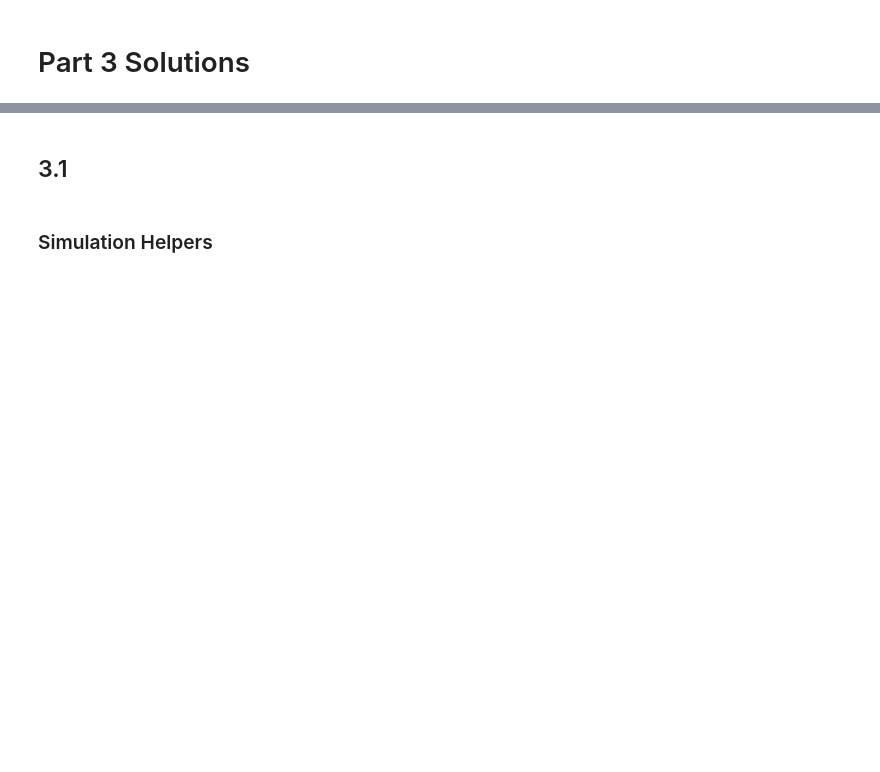
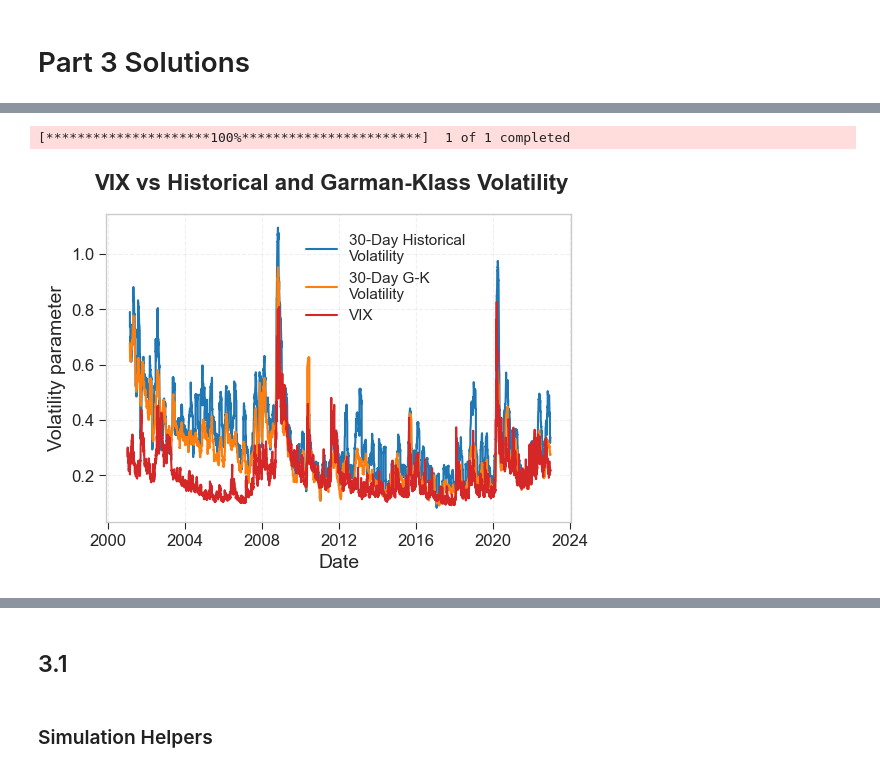
Before and after one commit to brkoedijk/Comp_Finance_1, a Jupyter notebook: main.ipynb, the cells around one changed output, grey strips where cells are left out. Drawn from its saved outputs; the diff is of its cells as text; code cells hidden in the pictures; blank space fills up the shorter version.

```diff
--- a/main.ipynb
+++ b/main.ipynb
@@ -10,0 +230,23 @@ fs = FinanceStyles()
+# %%
+start_date = "2001-01-01"
+end_date = "2023-01-01"
+
+vix_data = yf.download(
+    "^VIX", start=start_date, end=end_date
+)
+
+plt.figure(figsize=(6,4))
+plt.plot(data.index, data["Rolling_Vol"] * np.sqrt(252), label='30-Day Historical \nVolatility', color='#1F77B4')
+plt.plot(data.index, data["GkVol"] * np.sqrt(252), label='30-Day G-K \nVolatility', color='#FF7F0E')
+plt.plot(vix_data.index, vix_data["Close"]/100, label='VIX', color='#D62728')
+plt.ylabel("Volatility parameter", fontsize=14)
+plt.xlabel("Date", fontsize=14)
+plt.suptitle("VIX vs Historical and Garman-Klass Volatility", fontsize=16, fontweight='bold')
+path = "src/figures/p1/vix_vs_historical_volatility_difference.png"
+plt.grid(True)
+plt.legend(bbox_to_anchor=[0.4,0.6], fontsize=11)
+plt.savefig(path, dpi=300, bbox_inches='tight')
+plt.show()
+# %% [output]
+[*********************100%***********************]  1 of 1 completed
+[figure, added]
```
Also changed, not shown: parts of 13 cells of this notebook, 12 other files.
